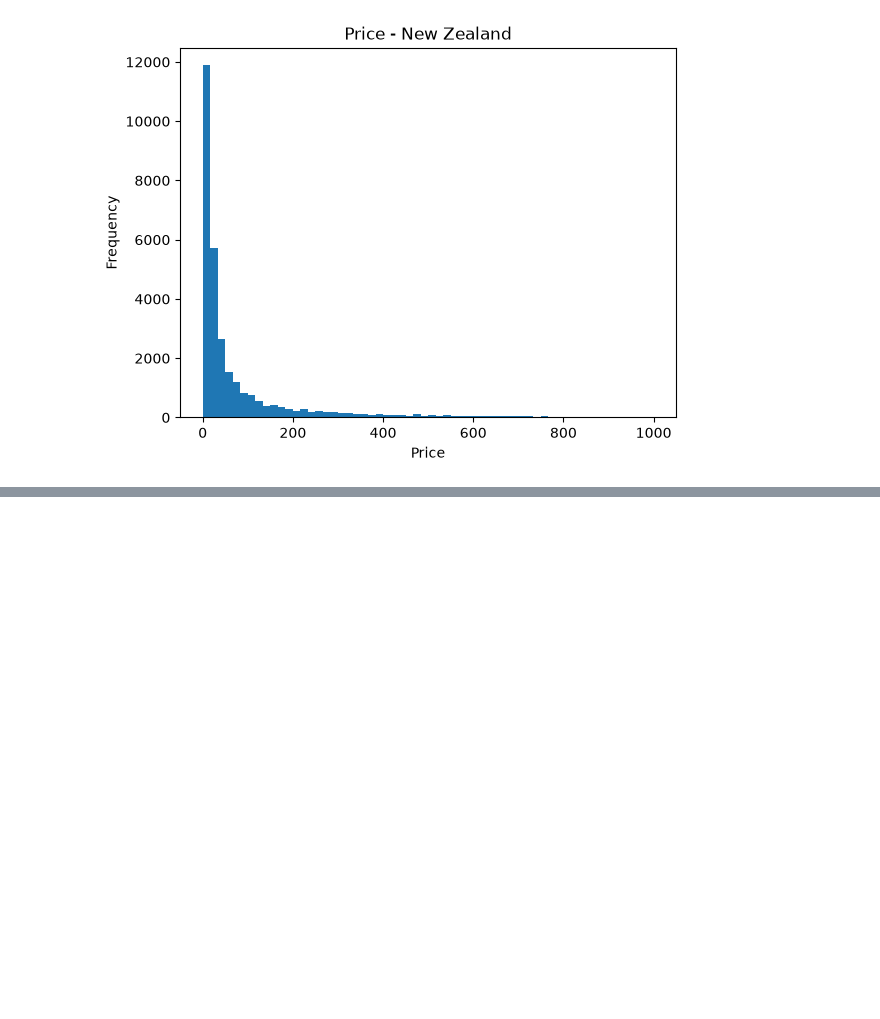
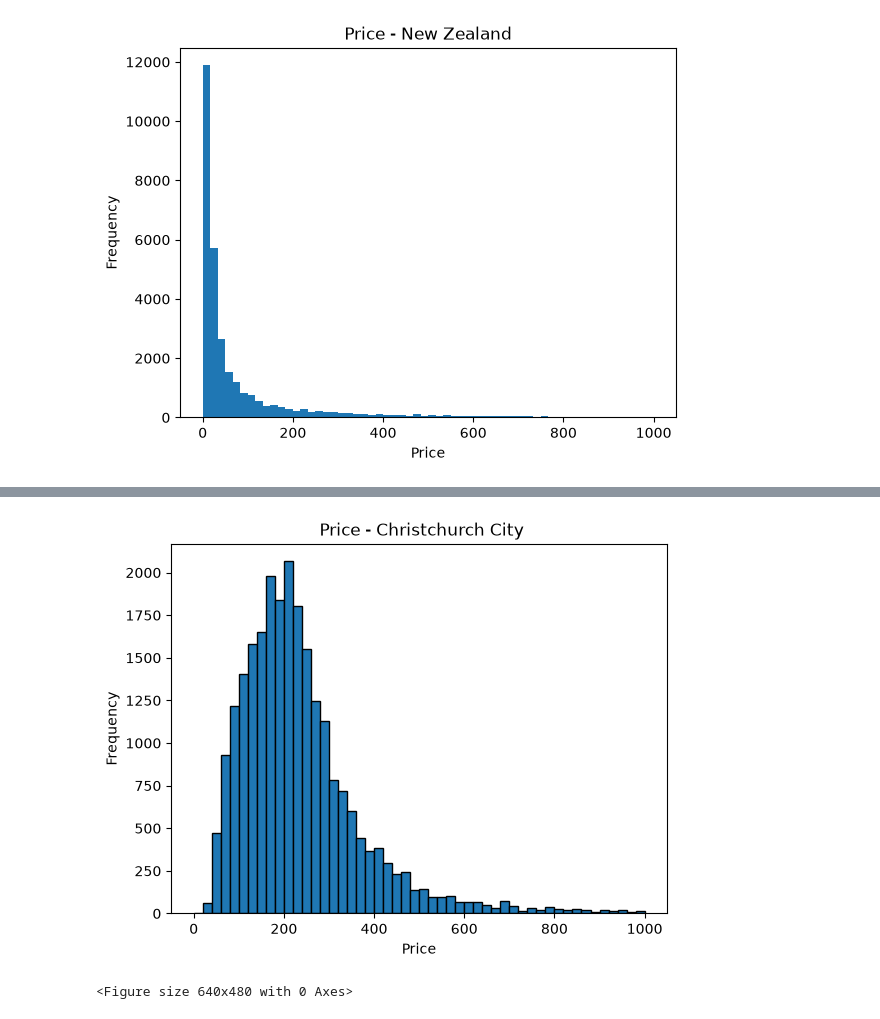
Before and after one commit to KULDEEP1994KR/GRP_Project_422_201, a Jupyter notebook: Code/listing_project.ipynb, the cells around one changed output, grey strips where cells are left out. Cells and saved outputs as stored; diff of their text form; code cells hidden in the pictures; blank space fills up the shorter version.

```diff
--- a/Code/listing_project.ipynb
+++ b/Code/listing_project.ipynb
@@ -221,0 +241,11 @@ all_chrch.to_csv("../Output/All_chrch_file.csv", index=False)
+# %%
+plt.hist(all_chrch["price"].dropna(), bins=50, range=(0, 1000), edgecolor='black')
+plt.xlabel("Price")
+plt.ylabel("Frequency")
+plt.title(" Price - Christchurch City")
+plt.show()
+plt.savefig("../Plots/christchurch.png",
+            dpi=300, bbox_inches="tight")
+# %% [output]
+[figure, added]
+<Figure size 640x480 with 0 Axes>
```
Also changed, not shown: parts of 4 cells of this notebook, 7 other files.
